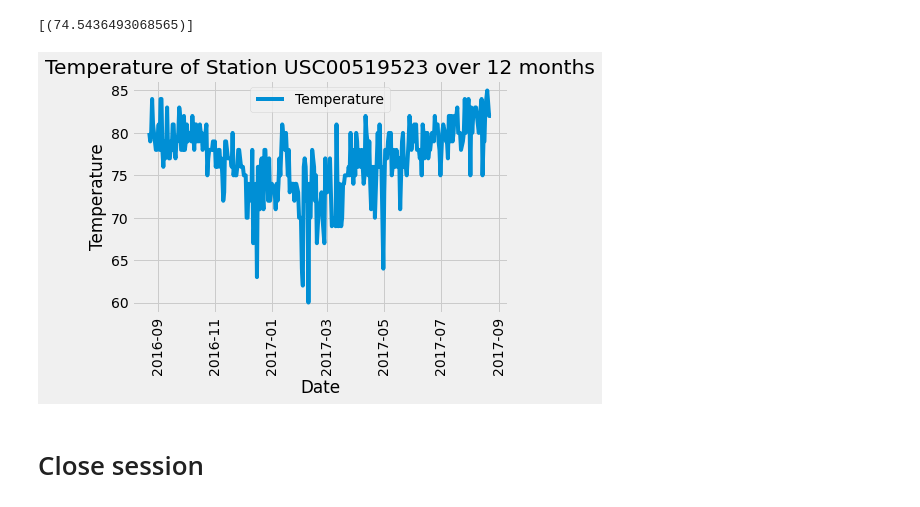
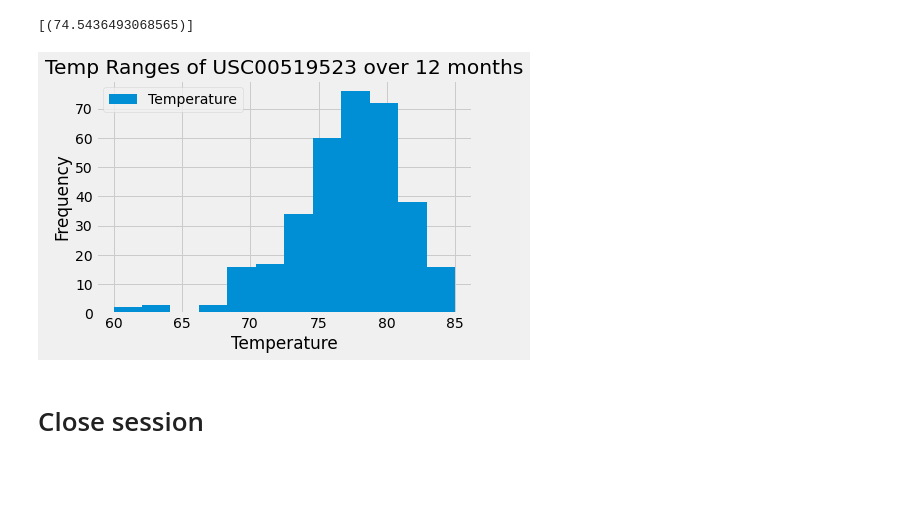
Before and after one commit to tritchlin/sqlalchemy-challenge, a Jupyter notebook: climate_starter.ipynb, the cells around one changed output. Saved outputs shown, nothing was run; the diff lists cells and outputs as text; code cells hidden in the pictures; blank space fills up the shorter version.

Commit message:
corrected temperature chart to histogram

```diff
--- a/climate_starter.ipynb
+++ b/climate_starter.ipynb
@@ -183,25 +183,21 @@ annual_activestn_tobs = engine.execute('SELECT date,tobs FROM measurement WHERE
 # %%
 # Using the most active station id
 # Query the last 12 months of temperature observation data for this station and plot the results as a histogram
-annual_activestn_tobs = engine.execute('SELECT date,tobs FROM measurement WHERE date BETWEEN :start AND :end AND station == :station_id',(timestamp_start,timestamp_end,active_station_id[0])).fetchall()
-# annual_activestn_tobs
-
+annual_activestn_tobs = engine.execute('SELECT tobs FROM measurement WHERE date BETWEEN :start AND :end AND station == :station_id',(timestamp_start,timestamp_end,active_station_id[0])).fetchall()
 tobs_df = pd.DataFrame(annual_activestn_tobs)
-tobs_df[0]=pd.to_datetime(tobs_df[0])
-tobs_final = tobs_df.rename(columns={0:'Date',1:'Temperature'}).set_index('Date').dropna()
-tobs_chart = tobs_final.sort_values(by=['Date'])
+tobs_renamed = tobs_df.rename(columns={0:'Temperature'}).dropna()
+maxtobs = int(tobs_renamed.max())
+mintobs = int(tobs_renamed.min())
 # %%
 # Use Pandas Plotting with Matplotlib to plot the data
-figsize=(13,13)
-plt.plot(tobs_chart.index, tobs_chart['Temperature'],label="Temperature")
-plt.legend(loc="upper center")
-plt.title("Temperature of Station "+ str(active_station_id[0]) + " over 12 months")
-plt.xlabel("Date")
-plt.ylabel("Temperature")
-plt.xticks(rotation=90)
+tobs_renamed.plot.hist(bins=12, range=(mintobs,maxtobs))
+plt.legend(loc="upper left")
+plt.title("Temp Ranges of "+ str(active_station_id[0]) + " over 12 months")
+plt.xlabel("Temperature")
+plt.ylabel("Frequency")
 plt.show()
 # %% [output]
-[figure, old version]
+[figure, new version]
 # %% [markdown]
 # Close session
 # %%
```
